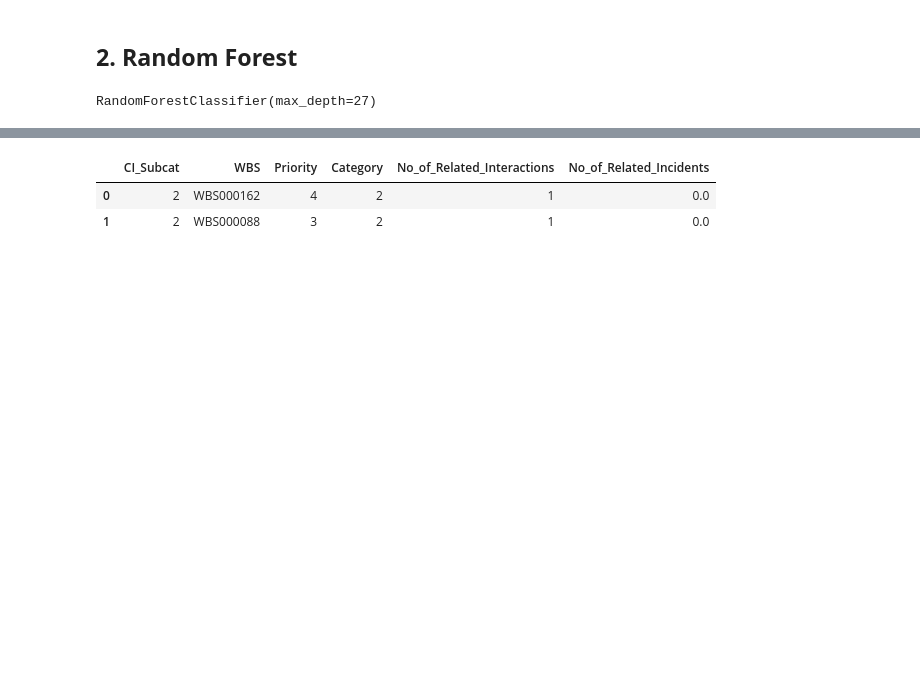
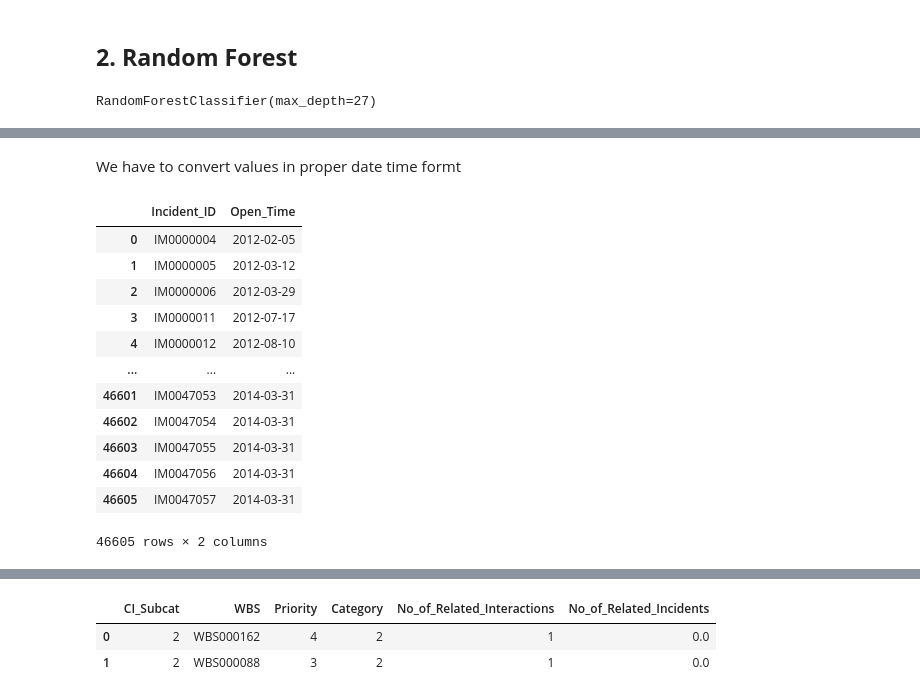
Before and after one commit to Dishantkharkar/ITSM-ML-Improvement-ABC-Tech, a Jupyter notebook: Data Preprocessing and Feature Engineering.ipynb, the cells around one changed output, grey strips where cells are left out. Drawn from its saved outputs; the diff is of its cells as text; code cells hidden in the pictures; blank space fills up the shorter version.

```diff
--- a/Data Preprocessing and Feature Engineering.ipynb
+++ b/Data Preprocessing and Feature Engineering.ipynb
@@ -2020,0 +2027,3 @@ array([[  89,   10,   40,   19],
+# %%
+# Imporing the necessary columns
+df = data.loc[:,['Incident_ID','Open_Time']]
@@ -2020,0 +2039,2 @@ array([[  89,   10,   40,   19],
+# %% [markdown]
+We have to convert values in proper date time formt
@@ -2020,0 +2043,32 @@ array([[  89,   10,   40,   19],
+# %%
+# Define a function to parse the date formats
+def parse_date(date_str):
+    try:
+        # Try to parse the date using one format
+        return pd.to_datetime(date_str, format='%d/%m/%Y %H:%M')
+    except ValueError:
+        # If the first format fails, try the second format
+        return pd.to_datetime(date_str, format='%d-%m-%Y %H:%M')
+
+# Apply the function to the 'Open_Time' column
+df['Open_Time'] = df['Open_Time'].apply(parse_date)
+
+# Convert the 'Open_Time' column to the desired string format
+df['Open_Time'] = df['Open_Time'].dt.strftime('%Y-%m-%d')
+
+# Print the modified DataFrame
+df
+# %% [output]
+|  | Incident_ID | Open_Time |
+| 0 | IM0000004 | 2012-02-05 |
+| 1 | IM0000005 | 2012-03-12 |
+| 2 | IM0000006 | 2012-03-29 |
+| 3 | IM0000011 | 2012-07-17 |
+| 4 | IM0000012 | 2012-08-10 |
+| ... | ... | ... |
+| 46601 | IM0047053 | 2014-03-31 |
+| 46602 | IM0047054 | 2014-03-31 |
+| 46603 | IM0047055 | 2014-03-31 |
+| 46604 | IM0047056 | 2014-03-31 |
+| 46605 | IM0047057 | 2014-03-31 |
+46605 rows × 2 columns
```
Also changed, not shown: parts of 36 cells of this notebook.
